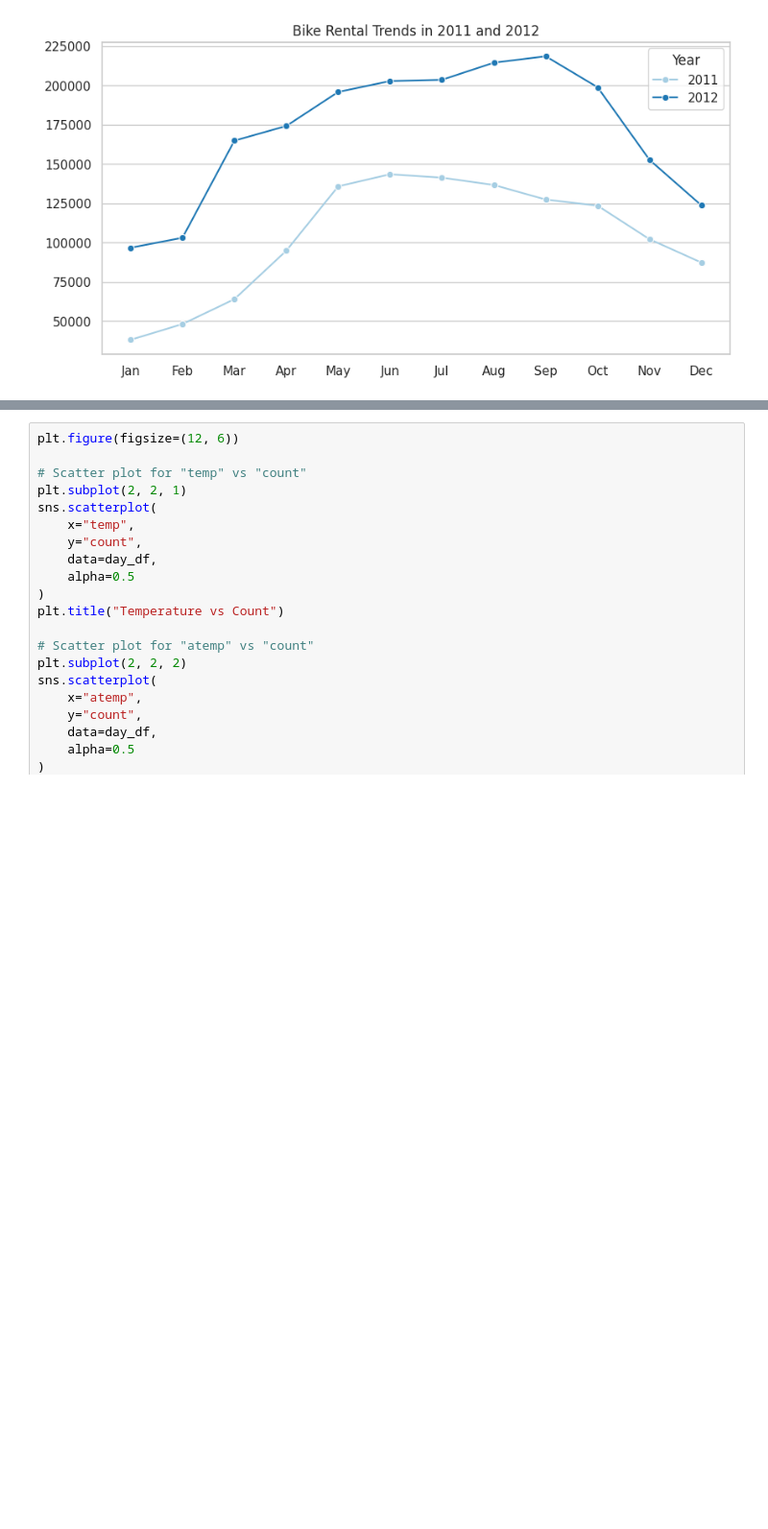
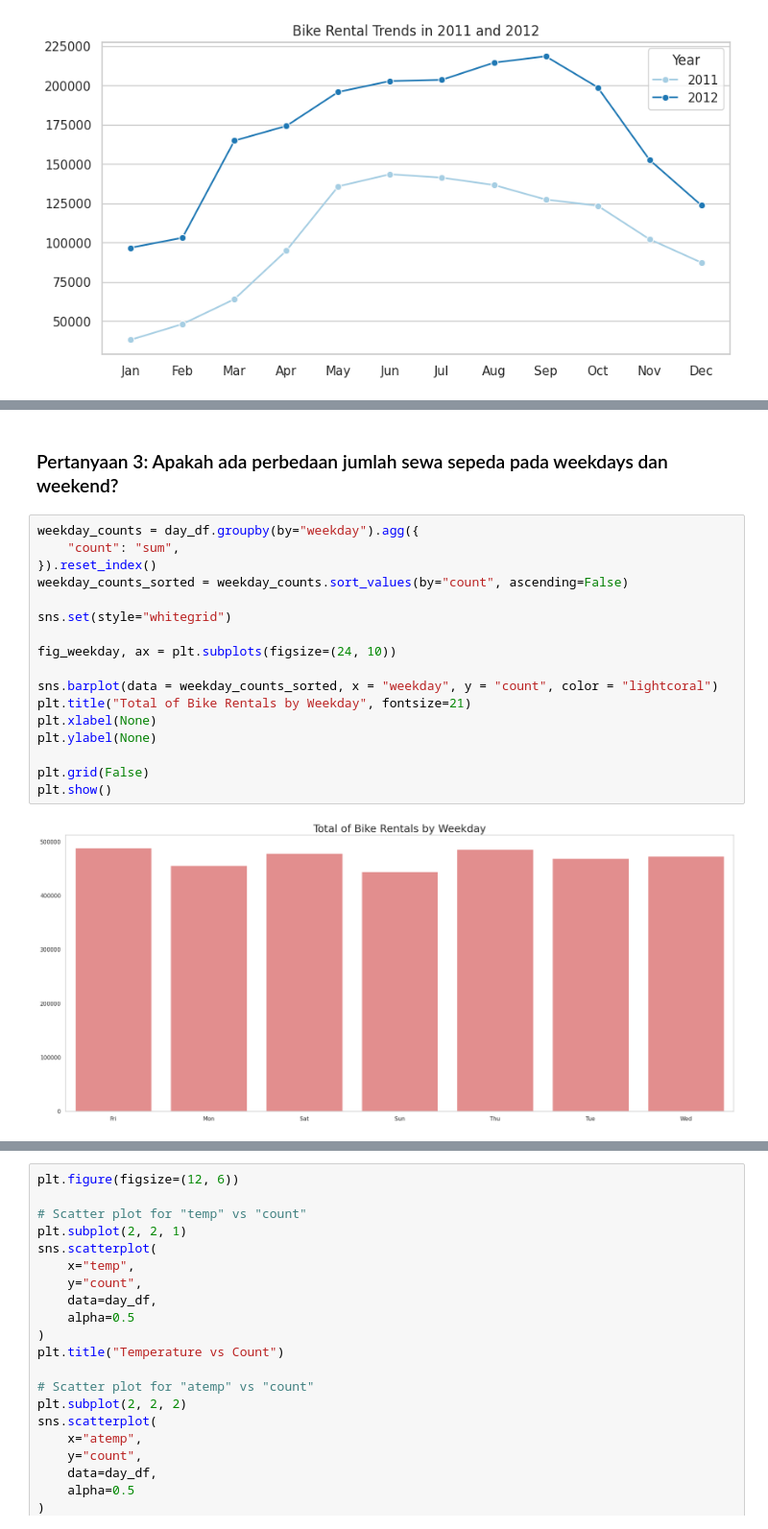
Before and after one commit to naiakpy/BikeRent, a Jupyter notebook: Proyek Analisis Data (Bike).ipynb, the cells around one changed output, grey strips where cells are left out. Shown at 96% size. Drawn from its saved outputs; the diff is of its cells as text; blank space fills up the shorter version.

```diff
--- a/Proyek Analisis Data (Bike).ipynb
+++ b/Proyek Analisis Data (Bike).ipynb
@@ -350 +382,22 @@ plt.show()
+# %% [markdown]
+### Pertanyaan 3: Apakah ada perbedaan jumlah sewa sepeda pada weekdays dan weekend?
+# %%
+weekday_counts = day_df.groupby(by="weekday").agg({
+    "count": "sum",
+}).reset_index()
+weekday_counts_sorted = weekday_counts.sort_values(by="count", ascending=False)
+
+sns.set(style="whitegrid")
+
+fig_weekday, ax = plt.subplots(figsize=(24, 10))
+
+sns.barplot(data = weekday_counts_sorted, x = "weekday", y = "count", color = "lightcoral")
+plt.title("Total of Bike Rentals by Weekday", fontsize=21)
+plt.xlabel(None)
+plt.ylabel(None)
+
+plt.grid(False)
+plt.show()
+# %% [output]
+[figure, added]
 # %% [markdown]
```
Also changed, not shown: parts of 4 cells of this notebook.
